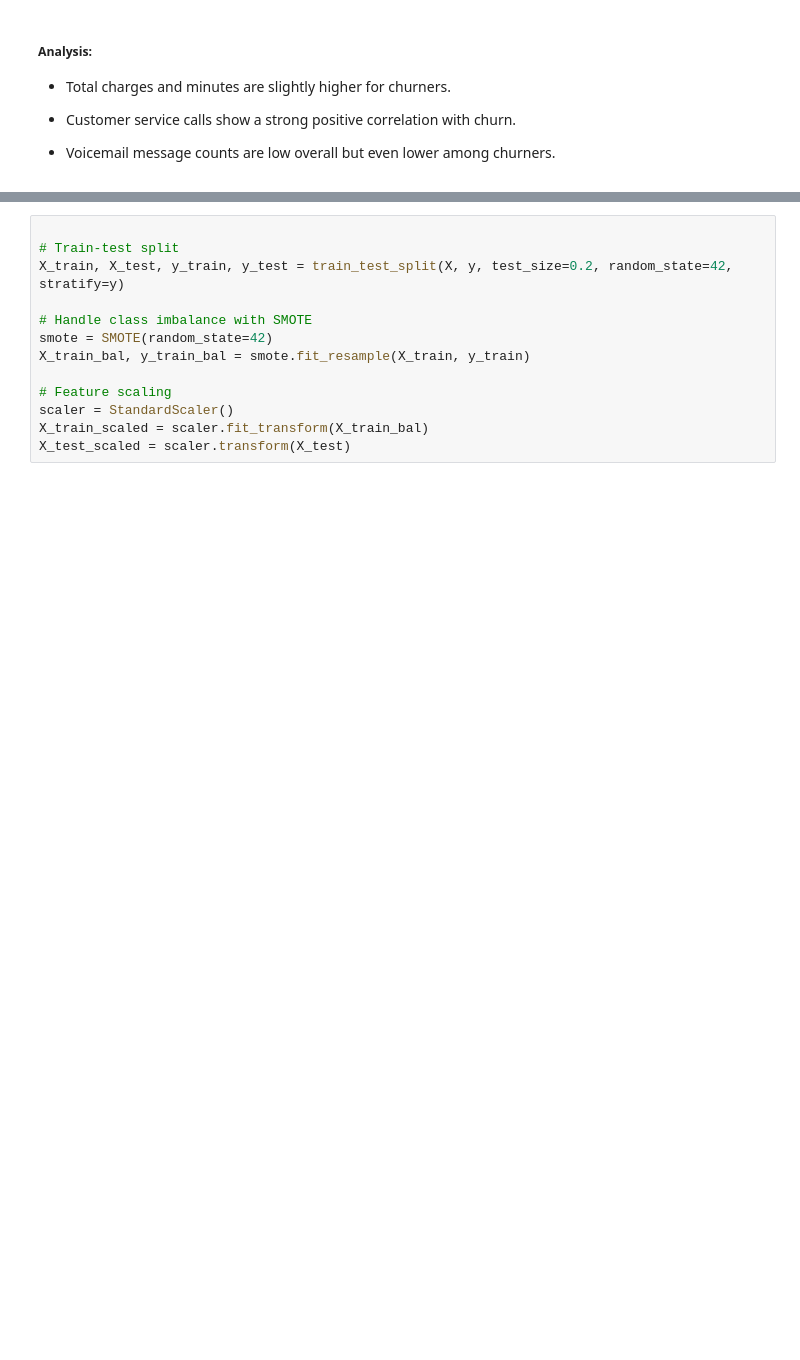
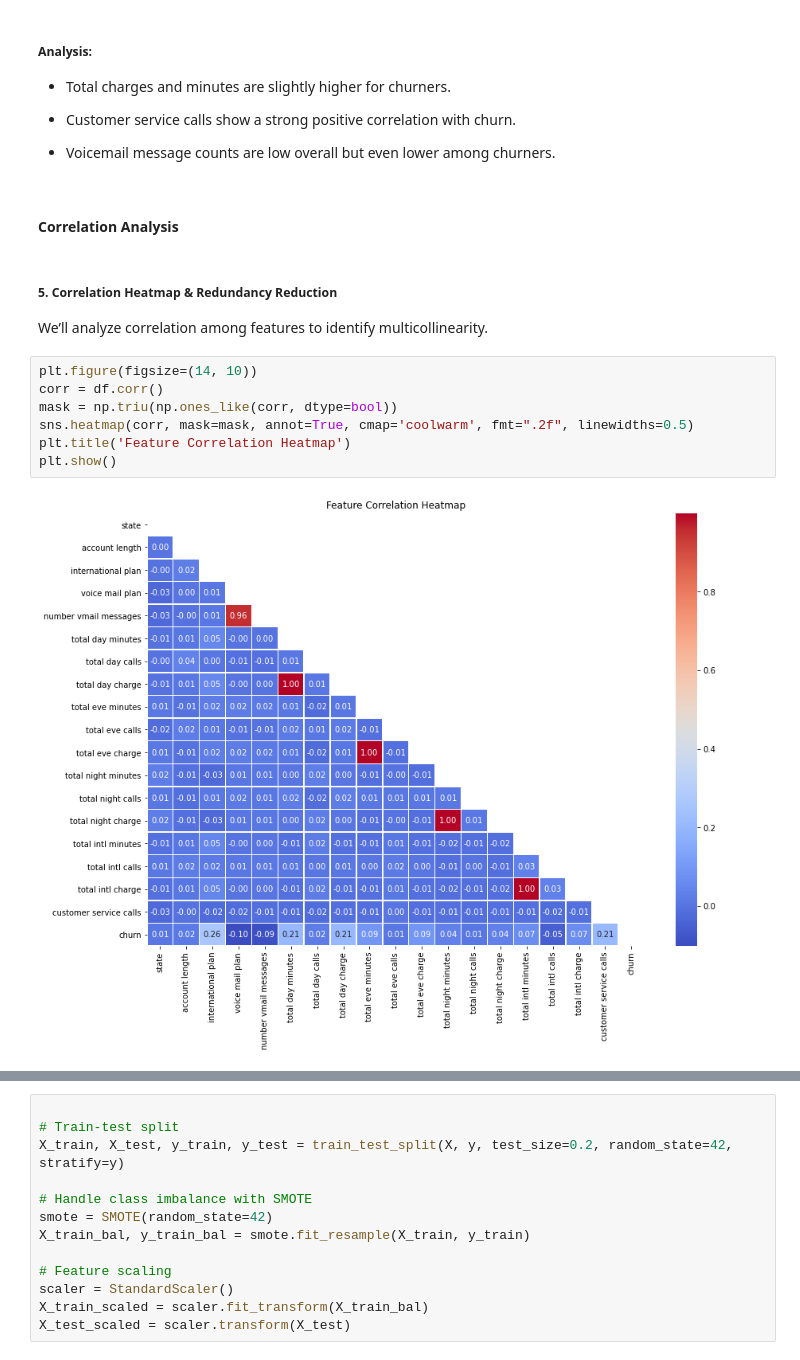
Before and after one commit to Shemnderitu/SyriaTel-Customer-Churn-Project, a Jupyter notebook: churn_prediction.ipynb, the cells around one changed output, grey strips where cells are left out. Drawn from its saved outputs; the diff is of its cells as text; blank space fills up the shorter version.

Commit message:
Correlation Heatmap & Redundancy Reduction

```diff
--- a/churn_prediction.ipynb
+++ b/churn_prediction.ipynb
@@ -283,3 +283,17 @@ plt.show()
 - Customer service calls show a strong positive correlation with churn.
 
 - Voicemail message counts are low overall but even lower among churners.
+# %% [markdown]
+#### Correlation Analysis
+# %% [markdown]
+##### 5. Correlation Heatmap & Redundancy Reduction
+We’ll analyze correlation among features to identify multicollinearity.
+# %%
+plt.figure(figsize=(14, 10))
+corr = df.corr()
+mask = np.triu(np.ones_like(corr, dtype=bool))
+sns.heatmap(corr, mask=mask, annot=True, cmap='coolwarm', fmt=".2f", linewidths=0.5)
+plt.title('Feature Correlation Heatmap')
+plt.show()
+# %% [output]
+[figure, added]
```
Also changed, not shown: parts of 1 cell of this notebook.
